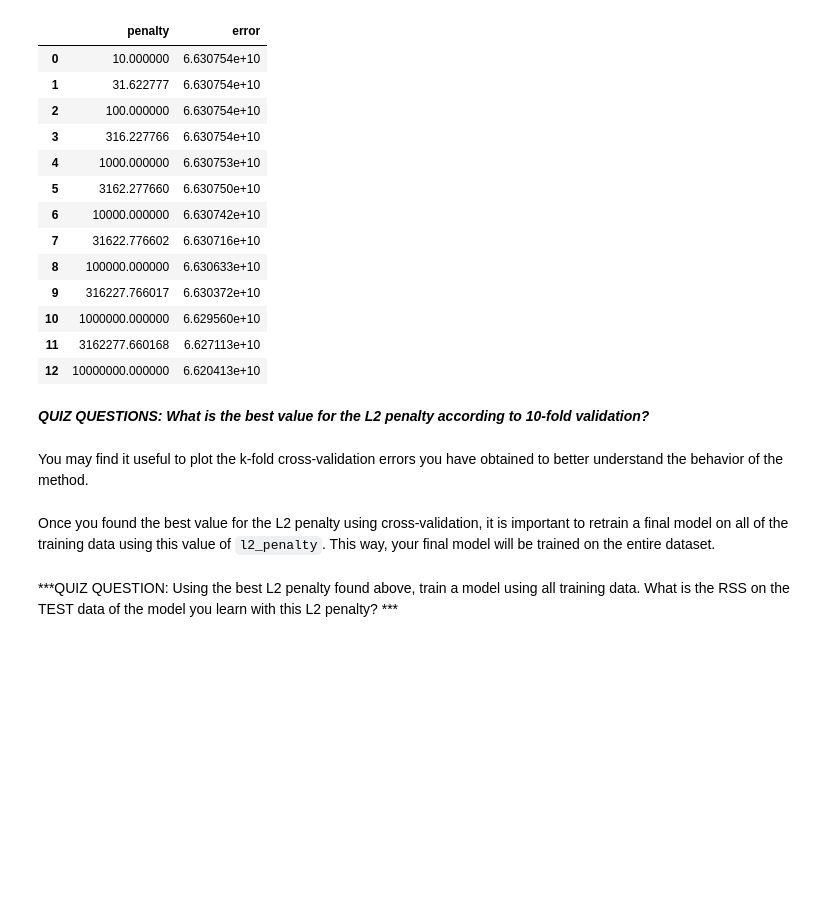
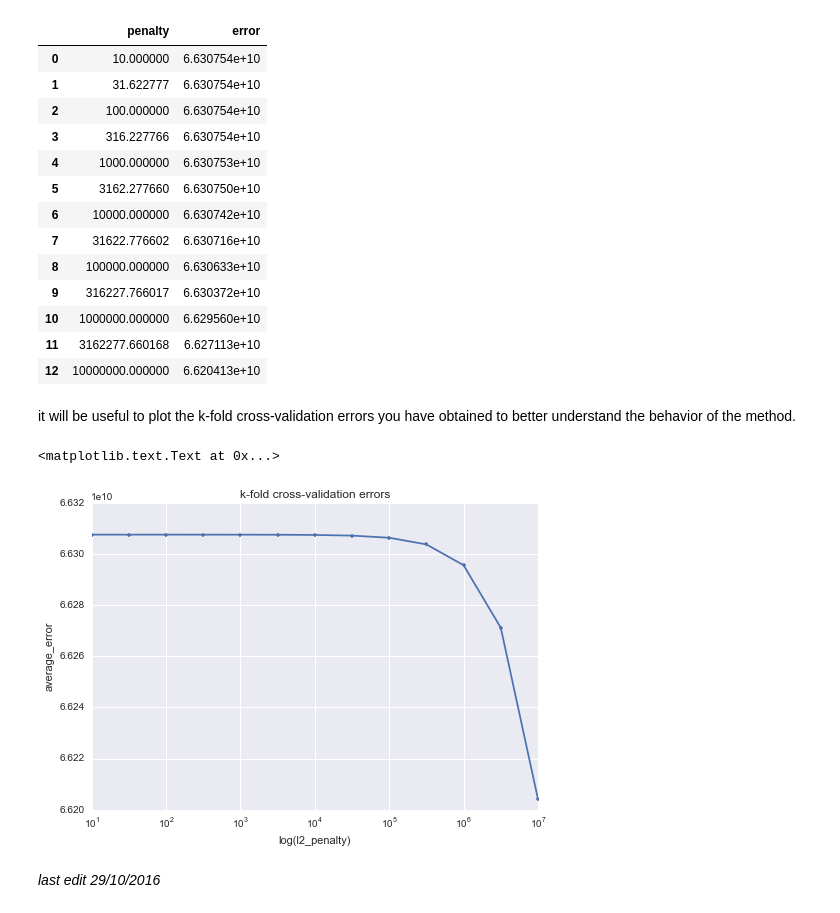
Before and after one commit to benjaminsw/regression, a Jupyter notebook: kc_house/ridge regression.ipynb, the cells around one changed output. Cells and saved outputs as stored; diff of their text form; code cells hidden in the pictures; blank space fills up the shorter version.

Commit message:
done implementation however the result is dodgy

```diff
--- a/kc_house/ridge regression.ipynb
+++ b/kc_house/ridge regression.ipynb
@@ -364,7 +346,8 @@ results = []
 for l2_penalty in np.logspace(1, 7, num=13):
     average_error = k_fold_cross_validation(10, l2_penalty, poly15_data, ['price'], fifteen_features)
     results.append((l2_penalty, average_error))
-pd.DataFrame(results, columns=["penalty", "error"])
+mse_df = pd.DataFrame(results, columns=["penalty", "error"])
+mse_df
 # %% [output]
 |  | penalty | error |
 | 0 | 10.000000 | 6.630754e+10 |
@@ -380,7 +363,5 @@ pd.DataFrame(results, columns=["penalty", "error"])
 | 10 | 1000000.000000 | 6.629560e+10 |
 | 11 | 3162277.660168 | 6.627113e+10 |
 | 12 | 10000000.000000 | 6.620413e+10 |
-# %% [markdown]
-***QUIZ QUESTIONS:  What is the best value for the L2 penalty according to 10-fold validation?***
 # %% [markdown]
-You may find it useful to plot the k-fold cross-validation errors you have obtained to better understand the behavior of the method.
+it will be useful to plot the k-fold cross-validation errors you have obtained to better understand the behavior of the method.
@@ -390,4 +368,11 @@ You may find it useful to plot the k-fold cross-validation errors you have obtai
-# %% [markdown]
-Once you found the best value for the L2 penalty using cross-validation, it is important to retrain a final model on all of the training data using this value of `l2_penalty`. This way, your final model will be trained on the entire dataset.
-# %% [markdown]
-***QUIZ QUESTION: Using the best L2 penalty found above, train a model using all training data. What is the RSS on the TEST data of the model you learn with this L2 penalty? ***
+# %%
+plt.plot(mse_df['penalty'],mse_df['error'],'b.-')
+plt.xscale('log')
+plt.xlabel('log(l2_penalty)')
+plt.ylabel('average_error')
+plt.title('k-fold cross-validation errors')
+# %% [output]
+<matplotlib.text.Text at 0x...>
+[figure, added]
+# %% [markdown]
+*last edit 29/10/2016*
```
Also changed, not shown: parts of 5 cells of this notebook.
